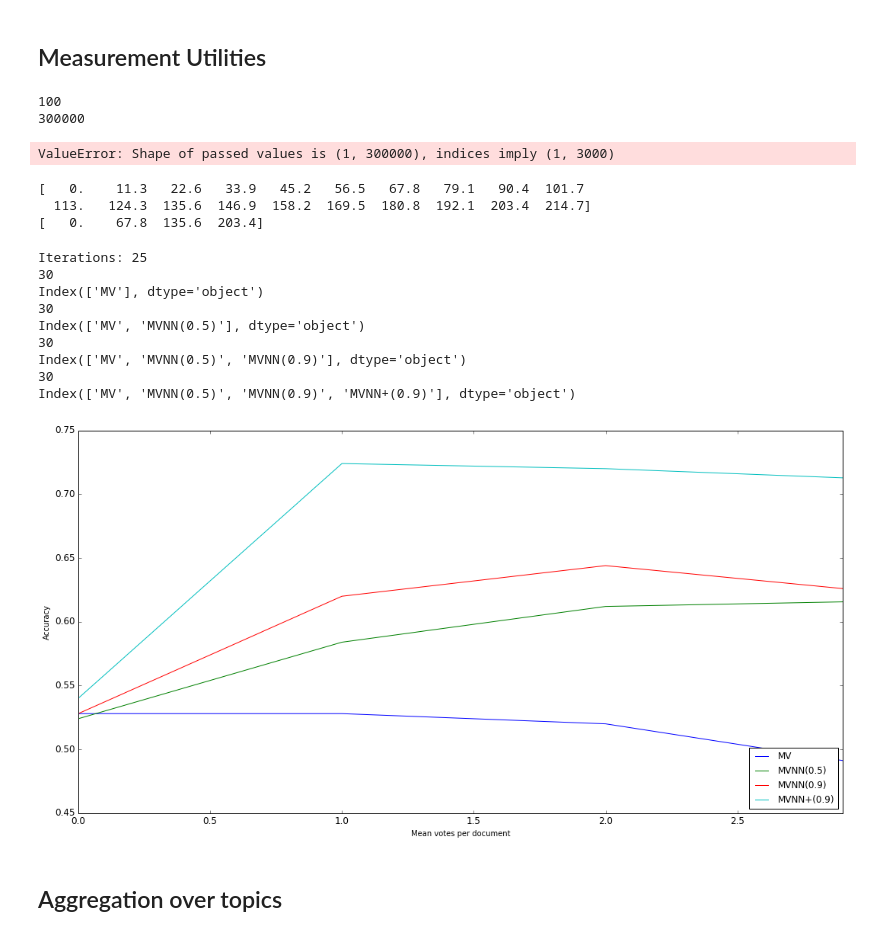
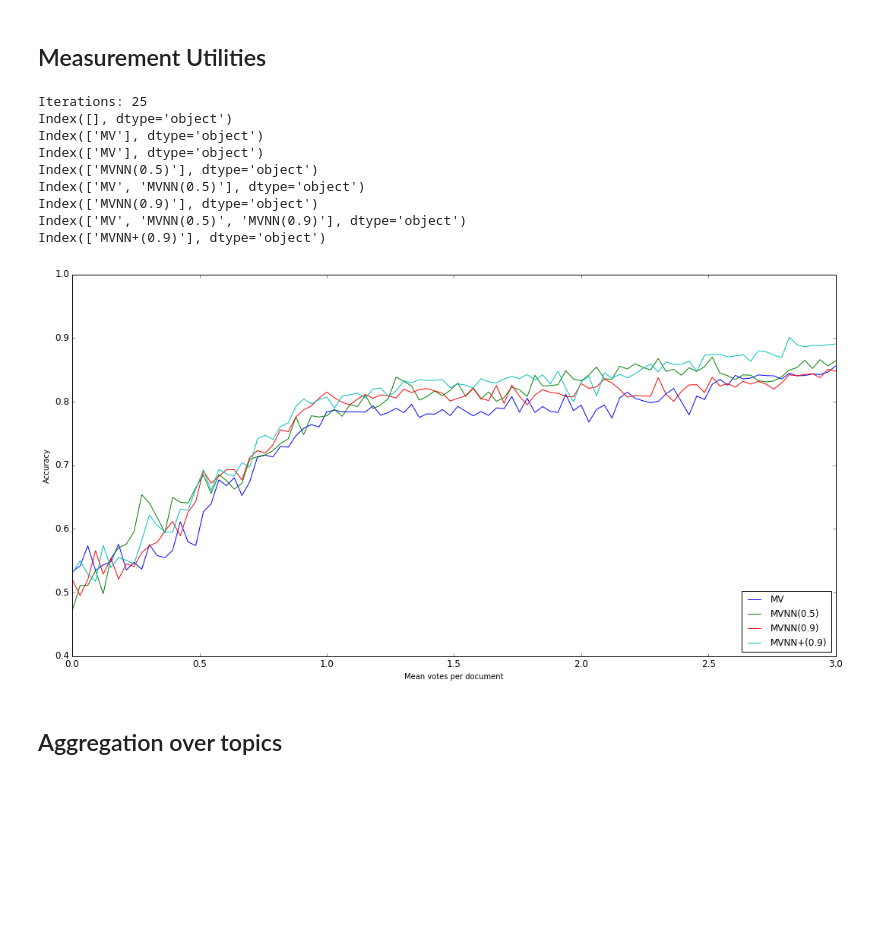
Before and after one commit to AndreiBarsan/crowd, a Jupyter notebook: notebooks/Majority Voting Experiments.ipynb, the cells around one changed output. Drawn from its saved outputs; the diff is of its cells as text; code cells hidden in the pictures; blank space fills up the shorter version.

Commit message:
Now supporting cross-topic plots.

```diff
--- a/notebooks/Majority Voting Experiments.ipynb
+++ b/notebooks/Majority Voting Experiments.ipynb
@@ -403,57 +404,41 @@ def build_learning_curve(topic_id, aggregation_function, **kw):
 def learning_curve_frame(topic_id, aggregation, label, document_count, **kw):
     """Helper proxy for 'build_learning_curve'.
 
-    Wraps its result in a pandas dataframe, and normalizes the
-    index so that it represents average votes per document.
+    Wraps its result in a pandas dataframe, and normalizes the index so that
+    it represents average votes per document. This makes it much, much easier
+    to perform e.g. cross-topic aggregations, when different topics have
+    different document counts (which means we need different numbers of votes
+    in order to reach the same mean nr. votes per document).
     """
 
     # In votes_per_doc space.
-    # TODO(andrei) Document this stuff.
-    sample_every = 0.001
+    # TODO(andrei): Document this stuff.
     acc_avg = build_learning_curve(topic_id, aggregation, **kw)
+    sample_count = kw.get('sample_count', 100)
     frame = pd.DataFrame({label: acc_avg})
-    print(document_count)
-    new_index = np.arange(0, len(acc_avg) / document_count, sample_every)
-    # TODO(andrei) USE LINSPACE!
+    new_index = np.linspace(0, len(acc_avg) / document_count, sample_count)
     acc_avg_resampled = np.interp(
-        # Where to sample
-        np.arange(0, len(acc_avg), sample_every),
+        new_index,
         # Sampling x coords
-        np.arange(0, len(acc_avg)),
+        np.linspace(0, len(acc_avg) / document_count, len(acc_avg)),
         # Values to sample
         acc_avg)
-    print(len(acc_avg_resampled))
     classic = frame
     frame = pd.DataFrame({label: acc_avg_resampled}, index=new_index)
 
+#     return frame, classic
+    return frame
 
-    return frame, classic
 
-f, classic = learning_curve_frame(
-    '20424',
-    mv_config.vote_aggregator,
-    "lbl",
-    len(get_topic_judgements_by_doc_id('20424', judgements)))
-plt.plot(f.index, f['lbl'])
-plt.plot(classic.index / 100.0, classic['lbl'])
+# This code showcases the (very small) discrepancy between the original dataset
+# and the resampled one.
+# f, classic = learning_curve_frame(
+#     '20424',
+#     mv_config.vote_aggregator,
+#     "lbl",
+#     len(get_topic_judgements_by_doc_id('20424', judgements)))
+# plt.plot(f.index, f['lbl'])
+# plt.plot(classic.index / 100.0, classic['lbl'])
-# %% [output]
-100
-300000
-ValueError: Shape of passed values is (1, 300000), indices imply (1, 3000)
-# %%
-from sklearn.utils import resample
-
-l = 20
-every = 6
-x = np.arange(l) * 11.3
-print(x)
-
-y = np.interp(np.arange(0, l, every), np.arange(l), x)
-print(y)
-# %% [output]
-[   0.    11.3   22.6   33.9   45.2   56.5   67.8   79.1   90.4  101.7
-  113.   124.3  135.6  146.9  158.2  169.5  180.8  192.1  203.4  214.7]
-[   0.    67.8  135.6  203.4]
 # %%
 class ExperimentConfig(object):
     def __init__(self, vote_aggregator, name, params):
@@ -500,40 +484,40 @@ def plot_topic(topic_id, experiments, max_votes, iterations, **kw):
 options={"[%s] %s (%d)" % (t.topic_id, t.query, t.document_count) : t.topic_id for t in id_topic_info.values()}
 
 import pylab
 pylab.rcParams['figure.figsize'] = (18, 9)
 
 # MVNN+(0.9)
 # See: 20584 with VERY FEW votes
 # See: 20694 with VERY FEW votes
 # See: 20780 with VERY FEW votes. Starts really sucking after 1.0, especially around 3.0.
 # See: 20956: beats opponents 1-3
 # 20972 Highlights poor performance of MVNN(0.5) vs MVNN(0.9)
 # vice president Richard Nixon seems to yield very poor results across the board.
 #     Need to manually inspect data. Perhaps it's because results about Nixon
 #     as a president seem relevant but actually are not?
 
 @interact(
     topic_id=widgets.Dropdown(options=options, value='20704'),
     iterations=widgets.IntSlider(min=10, max=500, step=5, continuous_update=False, value=25)
 )
 def plot_proxy(topic_id, iterations):
     print("Iterations: %d" % iterations)
     experiments = [mv_config,
                    mv_nn_config,
                    mv_nn_09_config,
                    mv_nn_plus]
-    plot_topic(topic_id, experiments, 3, iterations)
+    plot_topic(topic_id, experiments, 3, iterations, sample_count=750)
 # %% [output]
 Iterations: 25
-30
+Index([], dtype='object')
 Index(['MV'], dtype='object')
-30
+Index(['MV'], dtype='object')
+Index(['MVNN(0.5)'], dtype='object')
 Index(['MV', 'MVNN(0.5)'], dtype='object')
-30
+Index(['MVNN(0.9)'], dtype='object')
 Index(['MV', 'MVNN(0.5)', 'MVNN(0.9)'], dtype='object')
-30
-Index(['MV', 'MVNN(0.5)', 'MVNN(0.9)', 'MVNN+(0.9)'], dtype='object')
+Index(['MVNN+(0.9)'], dtype='object')
-[figure, old version]
+[figure, new version]
 # %% [markdown]
 ## Aggregation over topics
 # %%
```
Also changed, not shown: parts of 7 cells of this notebook.
